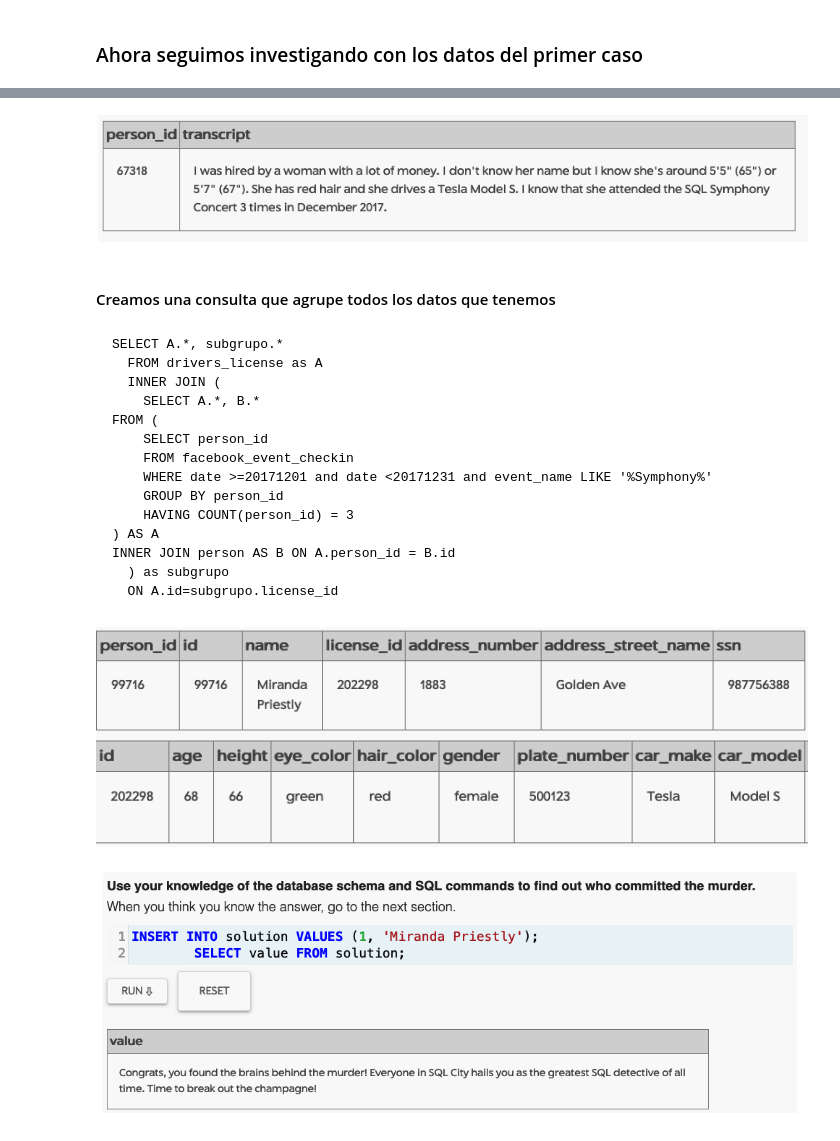
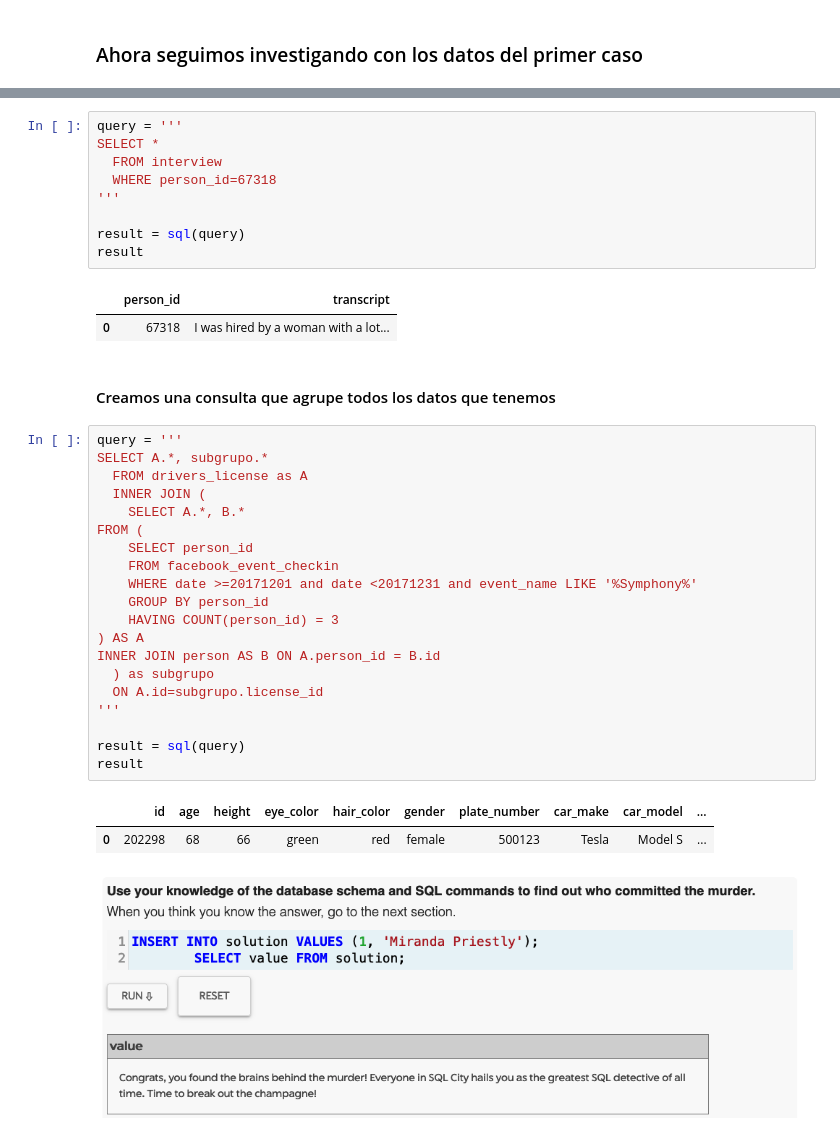
Before and after one commit to MMONTUENGA/MARLOWE-S_TEAM, a Jupyter notebook: SQL_grupo.ipynb, the cells around one changed output, grey strips where cells are left out. Saved outputs shown, nothing was run; the diff lists cells and outputs as text.

````diff
--- a/SQL_grupo.ipynb
+++ b/SQL_grupo.ipynb
@@ -101,26 +187,39 @@ SELECT *
-# %% [markdown]
-![Captura de Pantalla 2023-12-09 a las 7.11.23.png](<attachment:Captura de Pantalla 2023-12-09 a las 7.11.23.png>)
+# %%
+query = '''
+SELECT *
+  FROM interview
+  WHERE person_id=67318
+'''
+
+result = sql(query)
+result
+# %% [output]
+|  | person_id | transcript |
+| 0 | 67318 | I was hired by a woman with a lot... |
 # %% [markdown]
 #### Creamos una consulta que agrupe todos los datos que tenemos
-# %% [markdown]
-```
-SELECT A.*, subgrupo.*
-  FROM drivers_license as A
-  INNER JOIN (
-    SELECT A.*, B.*
-FROM (
-    SELECT person_id
-    FROM facebook_event_checkin
-  	WHERE date >=20171201 and date <20171231 and event_name LIKE '%Symphony%'
-  	GROUP BY person_id
-  	HAVING COUNT(person_id) = 3
-) AS A
-INNER JOIN person AS B ON A.person_id = B.id
-  ) as subgrupo
-  ON A.id=subgrupo.license_id
-```
-# %% [markdown]
-![Captura de Pantalla 2023-12-09 a las 8.01.14.png](<attachment:Captura de Pantalla 2023-12-09 a las 8.01.14.png>)
-![Captura de Pantalla 2023-12-09 a las 8.01.06.png](<attachment:Captura de Pantalla 2023-12-09 a las 8.01.06.png>)
+# %%
+query = '''
+SELECT A.*, subgrupo.*
+  FROM drivers_license as A
+  INNER JOIN (
+    SELECT A.*, B.*
+FROM (
+    SELECT person_id
+    FROM facebook_event_checkin
+  	WHERE date >=20171201 and date <20171231 and event_name LIKE '%Symphony%'
+  	GROUP BY person_id
+  	HAVING COUNT(person_id) = 3
+) AS A
+INNER JOIN person AS B ON A.person_id = B.id
+  ) as subgrupo
+  ON A.id=subgrupo.license_id
+'''
+
+result = sql(query)
+result
+# %% [output]
+|  | id | age | height | eye_color | hair_color | gender | plate_number | car_make | car_model | ... |
+| 0 | 202298 | 68 | 66 | green | red | female | 500123 | Tesla | Model S | ... |
 # %% [markdown]
 ![Captura de Pantalla 2023-12-09 a las 8.03.20.png](<attachment:Captura de Pantalla 2023-12-09 a las 8.03.20.png>)
````
Also changed, not shown: parts of 28 cells of this notebook, 2 other files.
